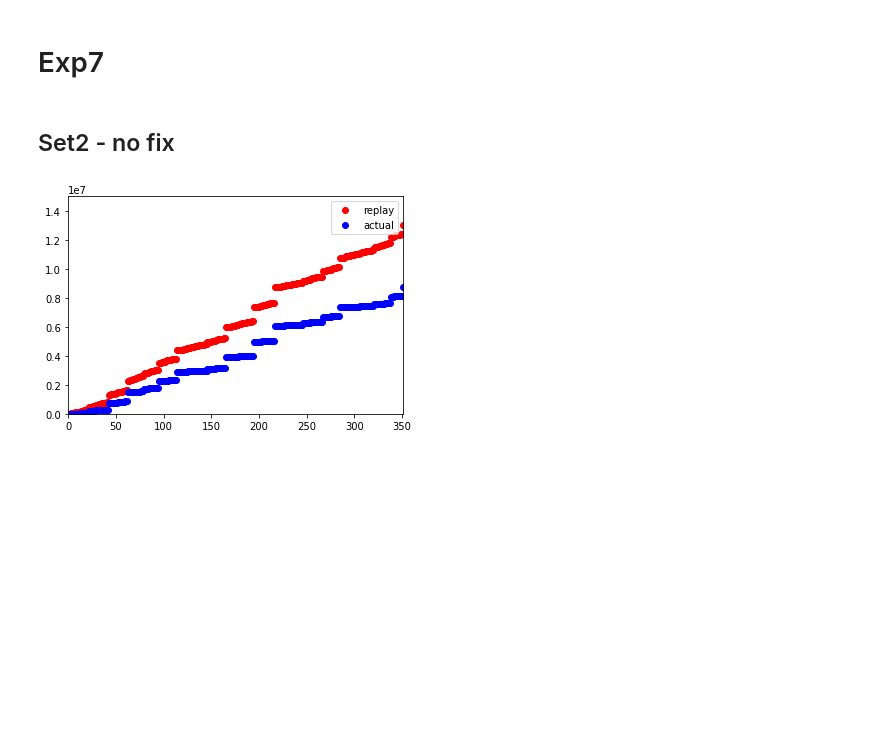
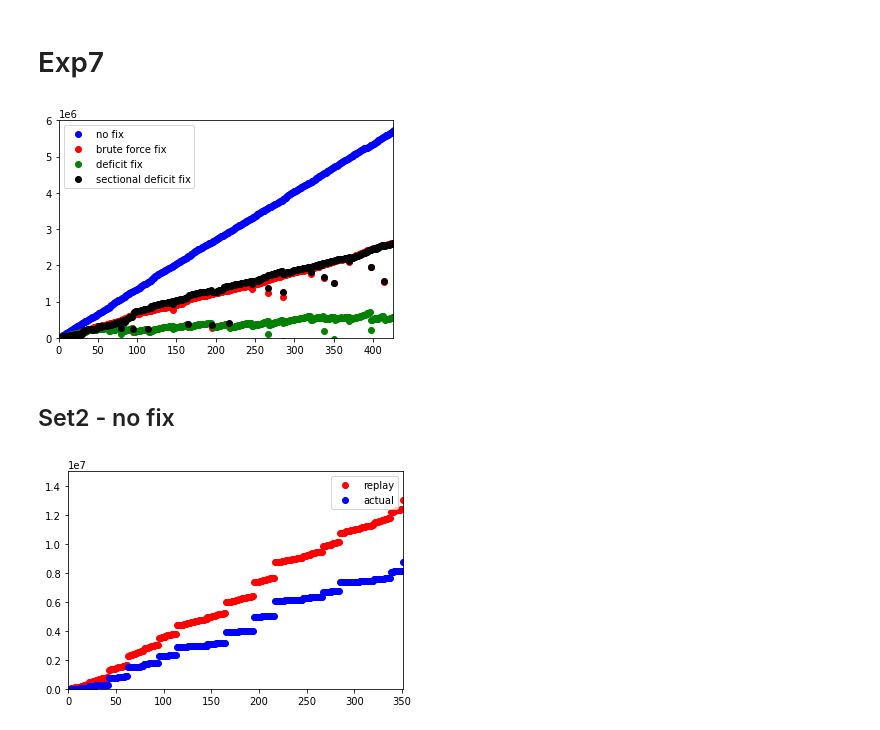
Before and after one commit to lunjohnzhang/RERAN, a Jupyter notebook: data_set/plotTimePoint.ipynb, the cells around one changed output. Saved outputs shown, nothing was run; the diff lists cells and outputs as text; code cells hidden in the pictures; blank space fills up the shorter version.

```diff
--- a/data_set/plotTimePoint.ipynb
+++ b/data_set/plotTimePoint.ipynb
@@ -200,5 +211,16 @@ plotRecordActualDiff(5, 1)
 # %% [markdown]
 # Exp7
+# %%
+plotRecordActualDiff(7, 2, color = 'bo', label = "no fix")
+plotRecordActualDiff(7, 1, color = 'ro', label = "brute force fix")
+plotRecordActualDiff(7, 5, color = 'go', label = "deficit fix")
+# plotRecordActualDiff(7, 3, color = 'go', label = "deficit fix")
+plotRecordActualDiff(7, 6, color = 'ko', label = "sectional deficit fix")
+
+plt.legend()
+plt.show()
+# %% [output]
+[figure, added]
 # %% [markdown]
 ## Set2 - no fix
 # %%
```
Also changed, not shown: parts of 5 cells of this notebook, 5 other files.
